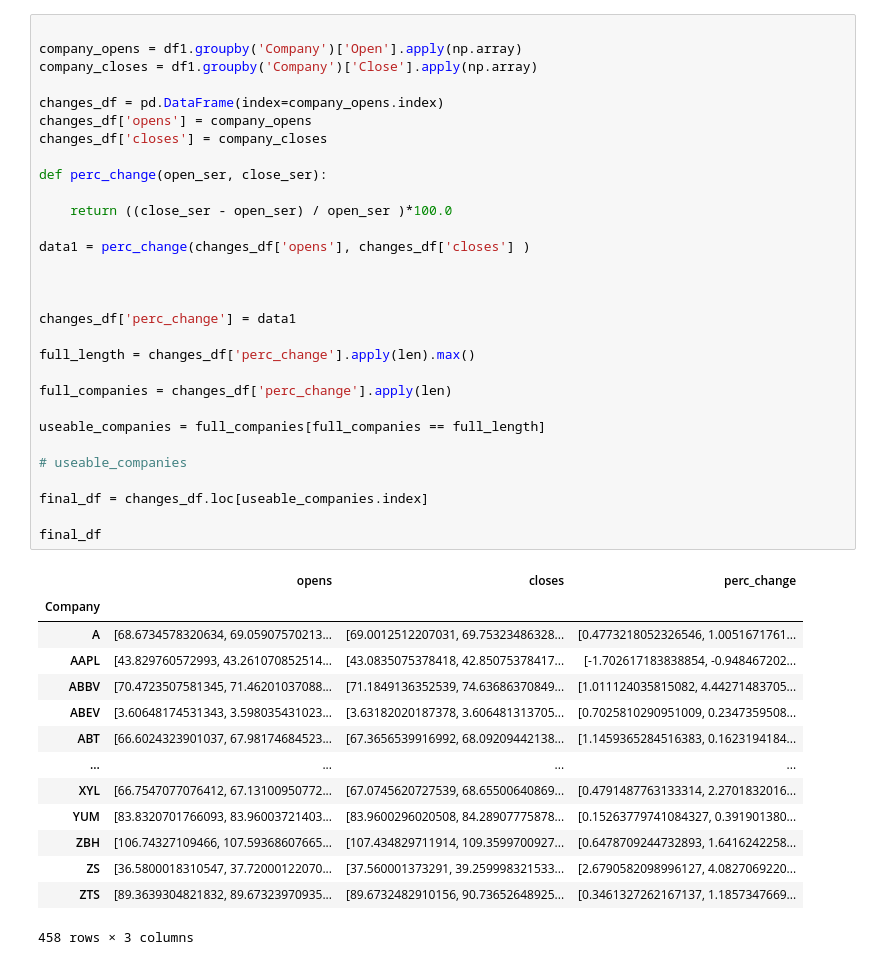
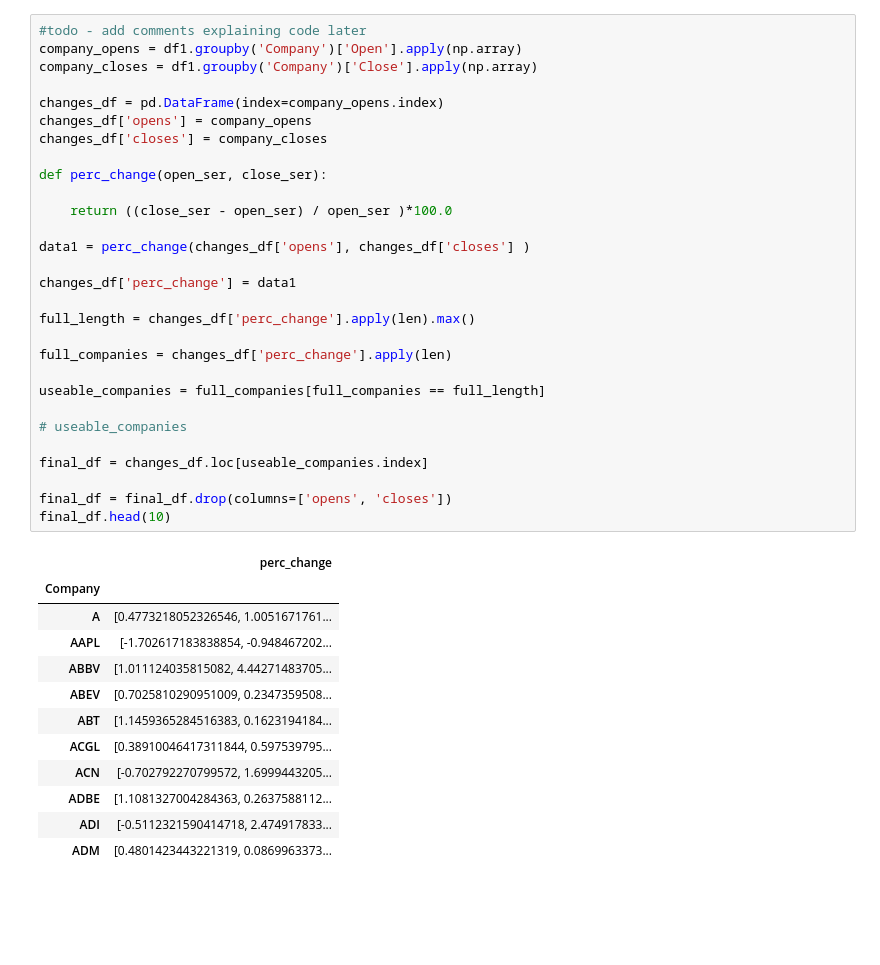
Before and after one commit to helclp/Stock_Volatility_ML_study, a Jupyter notebook: test_code_nb.ipynb, the cells around one changed output. Saved outputs shown, nothing was run; the diff lists cells and outputs as text; blank space fills up the shorter version.

```diff
--- a/test_code_nb.ipynb
+++ b/test_code_nb.ipynb
@@ -21,45 +31,42 @@ df1['Date'] = pd.to_datetime(df1['Date'])
 # %%
-
+#todo - add comments explaining code later
 company_opens = df1.groupby('Company')['Open'].apply(np.array)
 company_closes = df1.groupby('Company')['Close'].apply(np.array)
 
 changes_df = pd.DataFrame(index=company_opens.index)
 changes_df['opens'] = company_opens
 changes_df['closes'] = company_closes
 
 def perc_change(open_ser, close_ser):
 
     return ((close_ser - open_ser) / open_ser )*100.0
 
 data1 = perc_change(changes_df['opens'], changes_df['closes'] )
 
-
-
 changes_df['perc_change'] = data1
 
 full_length = changes_df['perc_change'].apply(len).max()
 
 full_companies = changes_df['perc_change'].apply(len)
 
 useable_companies = full_companies[full_companies == full_length]
 
 # useable_companies
 
 final_df = changes_df.loc[useable_companies.index]
 
-final_df
+final_df = final_df.drop(columns=['opens', 'closes'])
+final_df.head(10)
 # %% [output]
-|  | opens | closes | perc_change |
-| Company |  |  |  |
-| A | [68.6734578320634, 69.05907570213... | [69.0012512207031, 69.75323486328... | [0.4773218052326546, 1.0051671761... |
-| AAPL | [43.829760572993, 43.261070852514... | [43.0835075378418, 42.85075378417... | [-1.702617183838854, -0.948467202... |
-| ABBV | [70.4723507581345, 71.46201037088... | [71.1849136352539, 74.63686370849... | [1.011124035815082, 4.44271483705... |
-| ABEV | [3.60648174531343, 3.598035431023... | [3.63182020187378, 3.606481313705... | [0.7025810290951009, 0.2347359508... |
-| ABT | [66.6024323901037, 67.98174684523... | [67.3656539916992, 68.09209442138... | [1.1459365284516383, 0.1623194184... |
-| ... | ... | ... | ... |
-| XYL | [66.7547077076412, 67.13100950772... | [67.0745620727539, 68.65500640869... | [0.4791487763133314, 2.2701832016... |
-| YUM | [83.8320701766093, 83.96003721403... | [83.9600296020508, 84.28907775878... | [0.15263779741084327, 0.391901380... |
-| ZBH | [106.74327109466, 107.59368607665... | [107.434829711914, 109.3599700927... | [0.6478709244732893, 1.6416242258... |
-| ZS | [36.5800018310547, 37.72000122070... | [37.560001373291, 39.259998321533... | [2.6790582098996127, 4.0827069220... |
-| ZTS | [89.3639304821832, 89.67323970935... | [89.6732482910156, 90.73652648925... | [0.3461327262167137, 1.1857347669... |
+|  | perc_change |
+| Company |  |
+| A | [0.4773218052326546, 1.0051671761... |
+| AAPL | [-1.702617183838854, -0.948467202... |
+| ABBV | [1.011124035815082, 4.44271483705... |
+| ABEV | [0.7025810290951009, 0.2347359508... |
+| ABT | [1.1459365284516383, 0.1623194184... |
+| ACGL | [0.38910046417311844, 0.597539795... |
+| ACN | [-0.702792270799572, 1.6999443205... |
+| ADBE | [1.1081327004284363, 0.2637588112... |
+| ADI | [-0.5112321590414718, 2.474917833... |
+| ADM | [0.4801423443221319, 0.0869963373... |
-458 rows × 3 columns
```
Also changed, not shown: parts of 6 cells of this notebook, 1 other file.
